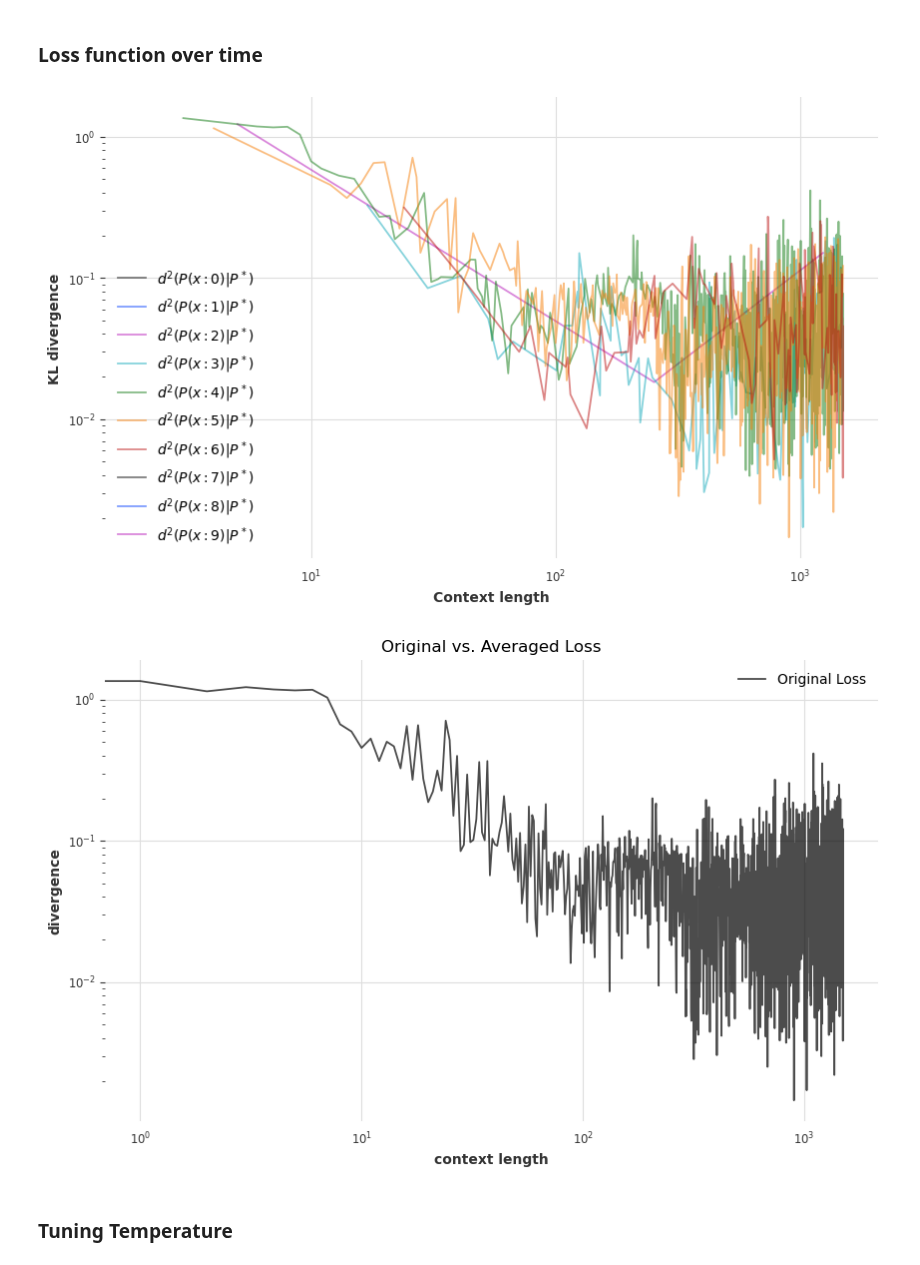
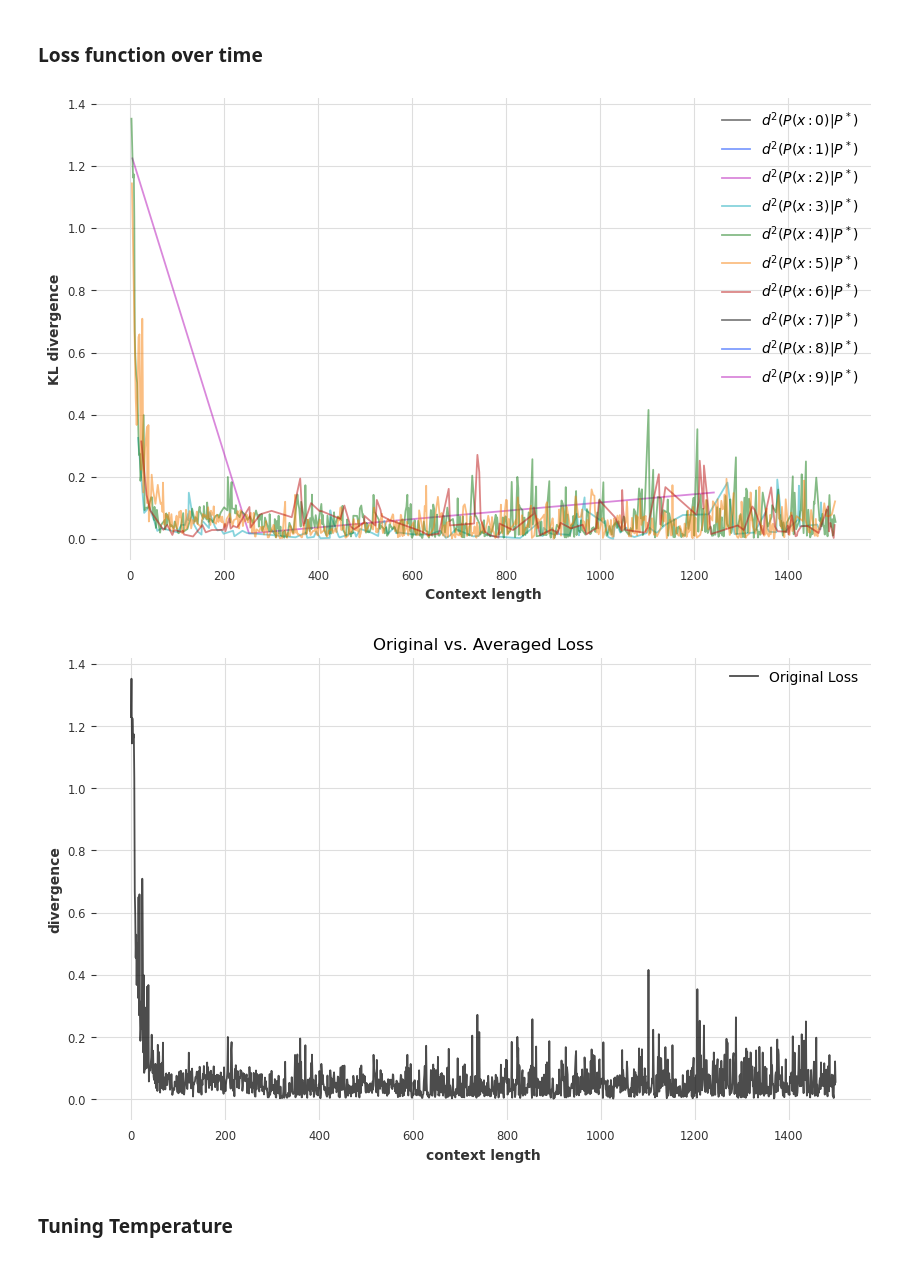
Before and after one commit to AntonioLiu97/llmICL, a Jupyter notebook: markov_learning_demo.ipynb, the cells around one changed output. Saved outputs shown, nothing was run; the diff lists cells and outputs as text; code cells hidden in the pictures.

```diff
--- a/markov_learning_demo.ipynb
+++ b/markov_learning_demo.ipynb
@@ -272,7 +144,7 @@ Nt = 1500
 states = np.arange(N_state)
 states_string = "".join(str(x) for x in states)
 # good_tokens_str = list("0123456789" + settings.time_sep)
-good_tokens_str = list(states_string + settings.time_sep)
+good_tokens_str = list(states_string + time_sep)
 
 
 
@@ -330,9 +202,6 @@ tspan = np.arange(Nt)
 # Store the generated time-series in a pandas DataFrame
 df = pd.DataFrame({'Time': tspan, 'X': chain})
 
-# Split the data into training and testing sets
-train = df['X'][0:int(Nt/5*4)]
-test = df['X'][int(Nt/5*4):]
 
 # Plotting
 plt.figure(figsize=(10, 5))
@@ -345,8 +214,8 @@ plt.show()
 
 print("Transition matrix:")
 for row in P:
-    plt.figure(figsize=(4, 1), dpi=100)
-    plt.bar(states, row)
-    plt.show()
+    # plt.figure(figsize=(4, 1), dpi=100)
+    # plt.bar(states, row)
+    # plt.show()
     print(" ".join(f"{x:.2f}" for x in row))
 # %% [output]
@@ -412,3 +263,5 @@ with open(f"plot_output/{datetime.now().strftime('%Y-%m-%d_%H-%M-%S')}.pkl", 'wb
+# %%
+logit_mat = out['logits']
 # %%
 ### Use computed logits from above
 # logit_mat = out['logits']
@@ -481,8 +334,8 @@ with open(f"plot_output/{datetime.now().strftime('%Y-%m-%d_%H-%M-%S')}.pkl", 'wb
 #     logit_mat = pickle.load(f)
 
 # 13-b, 10 states, OU, sigma = 0.5
-with open('plot_output/2023-11-07_19-19-43.pkl', 'rb') as f:
-    logit_mat = pickle.load(f)
+# with open('plot_output/2023-11-07_19-19-43.pkl', 'rb') as f:
+#     logit_mat = pickle.load(f)
 # %%
 print(good_tokens_str)
 
@@ -598,35 +451,35 @@ start_idx = 0
 # %%
 dist_type = "KL"
 
 # dist_type = "BH"
 ### Weighted KL divergence
 plt.figure(figsize=(10,6))
 loss_array = np.zeros(full_array[start_idx:].squeeze().shape)
 # for state in states[[0,1]]:
 for state in states:
     ### add 2 to slice out BOS
     pos = np.where(full_array[start_idx:]==state)[0]+2
     learned_p_out = probs.squeeze()[start_idx:][pos]
     true_p_out = torch.tensor(P[state])
     if dist_type == 'KL':
     ### KL divergence at each row
         KL = torch.sum(true_p_out * (true_p_out.log() - learned_p_out.log()), dim = 1)
         dist = KL
     else:
         ### Bhattacharyya distance at each row
         sqrt_PQ = torch.sum(torch.sqrt(learned_p_out * true_p_out), dim = 1)
         BH_dist = -torch.log(sqrt_PQ)
         dist = BH_dist
 
     loss_array[pos-2] = dist.numpy()
     plt.plot(pos, dist, label = f"$d^2(P(x:{state})| P^*)$", alpha = 0.5)
 
-    plt.loglog()
+    # plt.loglog()
     plt.xlabel("Context length")
     plt.ylabel("KL divergence")
     plt.legend()
 # %% [output]
-[figure, old version]
+[figure, new version]
 # %%
 # Define a top-hat kernel for averaging
 window_size = 10
@@ -641,12 +494,12 @@ plt.plot(loss_array, label="Original Loss", alpha=0.7)
 # plt.plot(np.arange(window_size//2, len(loss_array) - window_size//2 + 1), averaged_loss, label="Averaged Loss", linewidth=2)
 plt.ylabel('divergence')
 plt.xlabel("context length")
-plt.loglog()
+# plt.loglog()
 plt.legend()
 plt.title("Original vs. Averaged Loss")
 plt.show()
 # %% [output]
-[figure, old version]
+[figure, new version]
 # %% [markdown]
 ### Tuning Temperature
 # %%
```
Also changed, not shown: parts of 18 cells of this notebook, 1 other file.
